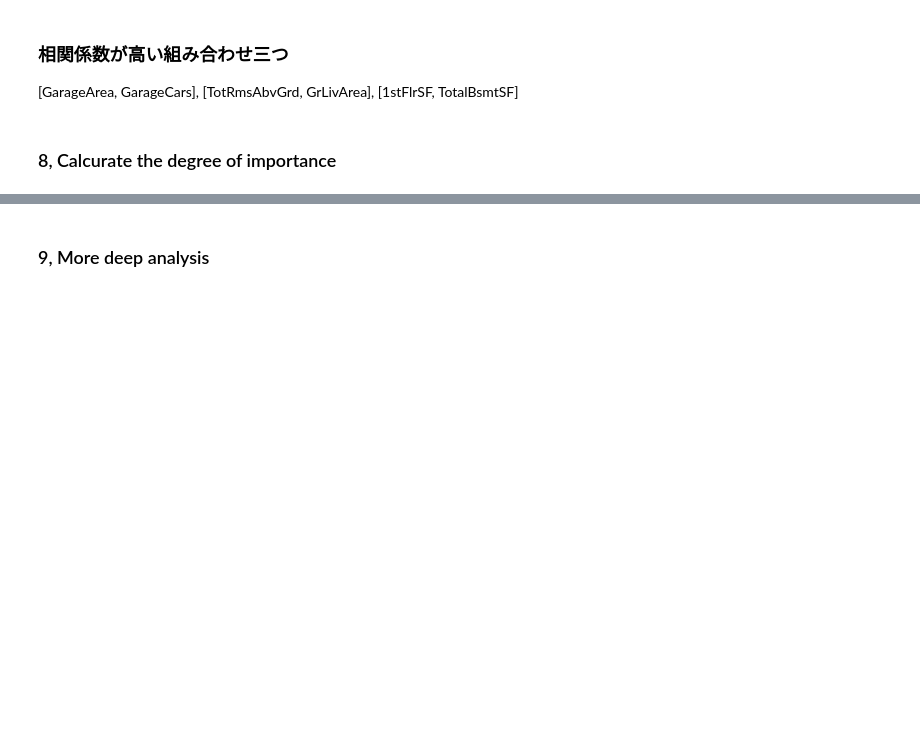
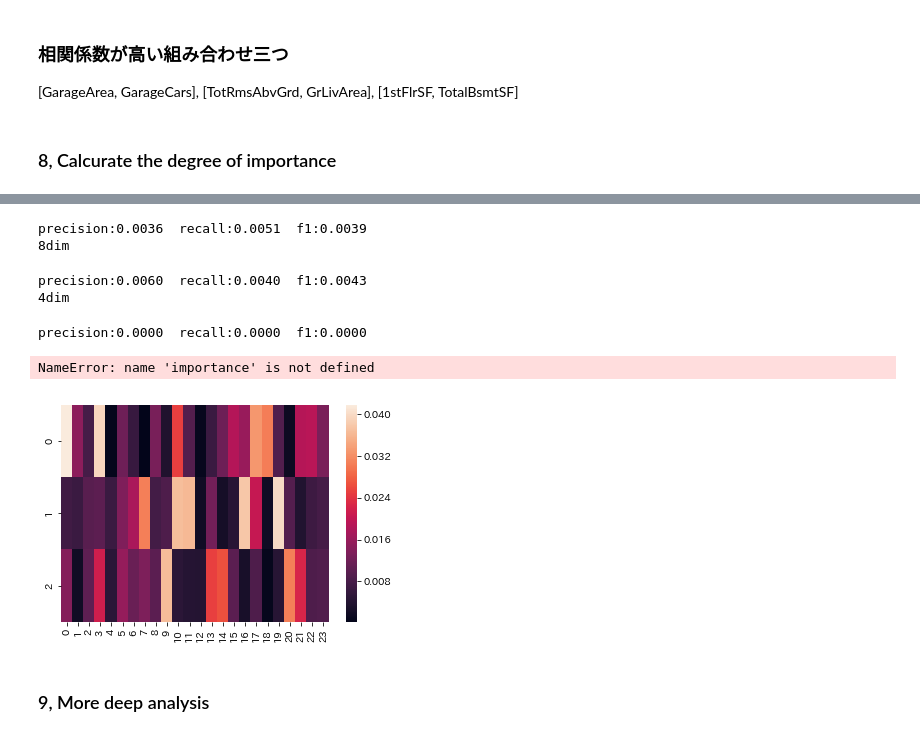
Before and after one commit to Yohei-Kawakami/diveintocode-ml, a Jupyter notebook: week3/week3-work2.ipynb, the cells around one changed output, grey strips where cells are left out. Saved outputs shown, nothing was run; the diff lists cells and outputs as text; code cells hidden in the pictures; blank space fills up the shorter version.

```diff
--- a/week3/week3-work2.ipynb
+++ b/week3/week3-work2.ipynb
@@ -387,0 +428,4 @@ df_crr_10.corr()
+# %%
+delete_list = ["Alley", "Fireplaces", "PoolQC", "Fence", "MiscFeature", "LotFrontage", "GarageYrBlt", "MasVnrArea"]
+df_tree = df.drop(columns = delete_list) # remember
+df_tree.dropna(axis=0)
@@ -387,0 +647,69 @@ df_crr_10.corr()
+# %%
+# coding: UTF-8
+
+import seaborn as sns
+import matplotlib.pyplot as plt
+
+import numpy as np
+
+from sklearn.ensemble import RandomForestClassifier as RFC
+from sklearn.datasets import load_digits
+from sklearn.model_selection import train_test_split
+from sklearn.metrics import precision_recall_fscore_support as prfs
+from sklearn.cross_validation import train_test_split
+
+
+def visualize_digits_importances(importances):
+    im_array = np.reshape(importances, (3, 24))
+
+    plt.figure()
+    sns.heatmap(im_array)
+    plt.savefig("importances.png")
+
+def main():
+    # 訓練データ、テストデータの生成
+    top10_df.iloc[:, :-1].values
+    top10_df.loc[:, 'SalePrice'].values
+
+    (X_train, X_test, y_train, y_test) = train_test_split(X, y, test_size = 0.3, random_state = 666)
+
+    # 特徴重要度計算のためのRFの訓練
+    rfc1 = RFC(n_estimators=500, n_jobs=-1)
+    rfc1.fit(X_train, y_train)
+
+    # この場合の性能を確認
+    preds = rfc1.predict(X_test)
+    print("64dim")
+    print("precision:{0:.4f}  recall:{1:.4f}  f1:{2:.4f}".format(
+        *prfs(y_test, preds, average="macro")))
+
+    # わかりやすいように重要度を描画してみた
+    visualize_digits_importances(rfc1.feature_importances_)
+
+    # 重要さ順に並んだindexを作成
+    important_index = [i for importance, i in sorted(
+        zip(rfc1.feature_importances_, range(rfc1.n_features_)),
+        key=lambda x:x[0], reverse=True)]
+
+    # 次元数=48, 32, 24, 16, 8, 4の6パターンで試す
+    for n_features in [48, 32, 24, 16, 8, 4]:
+        index = important_index[:n_features]
+
+        # 重要な特徴だけ選択した特徴量を新しく作る
+        selected_X_train, selected_X_test = [x[:,index] for x in [X_train, X_test]]
+
+        # 重要な特徴だけで学習
+        rfc2 = RFC(n_estimators=500, n_jobs=-1)
+        rfc2.fit(selected_X_train, y_train)
+
+        # 重要な特徴だけ使った場合の性能を確認
+        preds = rfc2.predict(selected_X_test)
+        print("{0}dim".format(n_features))
+        print("precision:{0:.4f}  recall:{1:.4f}  f1:{2:.4f}".format(
+            *prfs(y_test, preds, average="macro")))
+
+    return importance
+
+if __name__ == "__main__":
+    main()
+# %% [output]
@@ -388,2 +725,9 @@ df_crr_10.corr()
+precision:0.0036  recall:0.0051  f1:0.0039
+8dim
+precision:0.0060  recall:0.0040  f1:0.0043
+4dim
+precision:0.0000  recall:0.0000  f1:0.0000
+NameError: name 'importance' is not defined
+[figure, added]
 # %% [markdown]
 ###  9, More deep analysis
```
Also changed, not shown: parts of 23 cells of this notebook.
